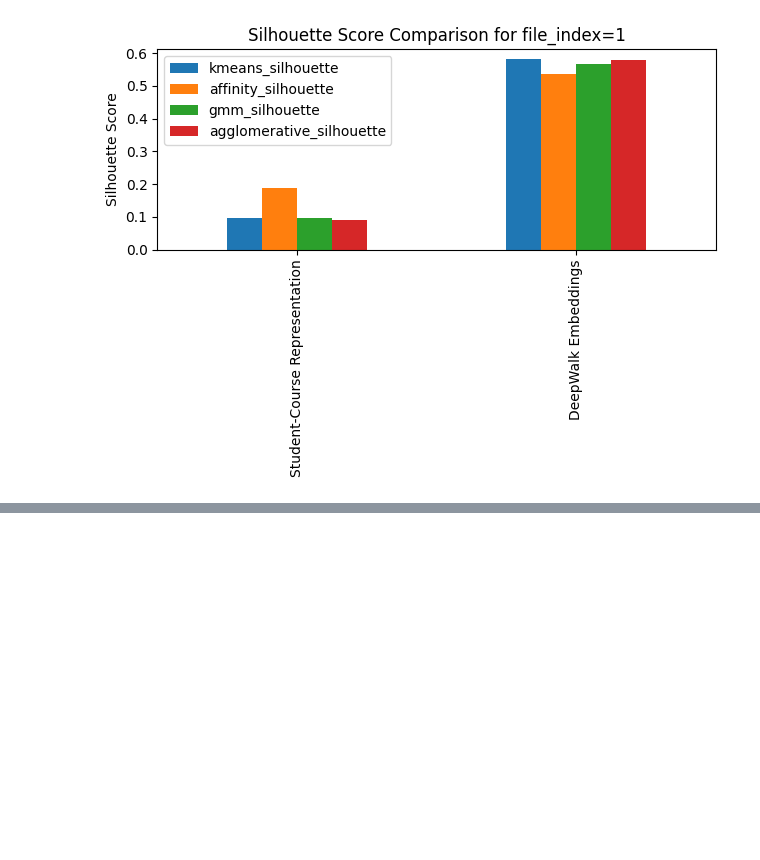
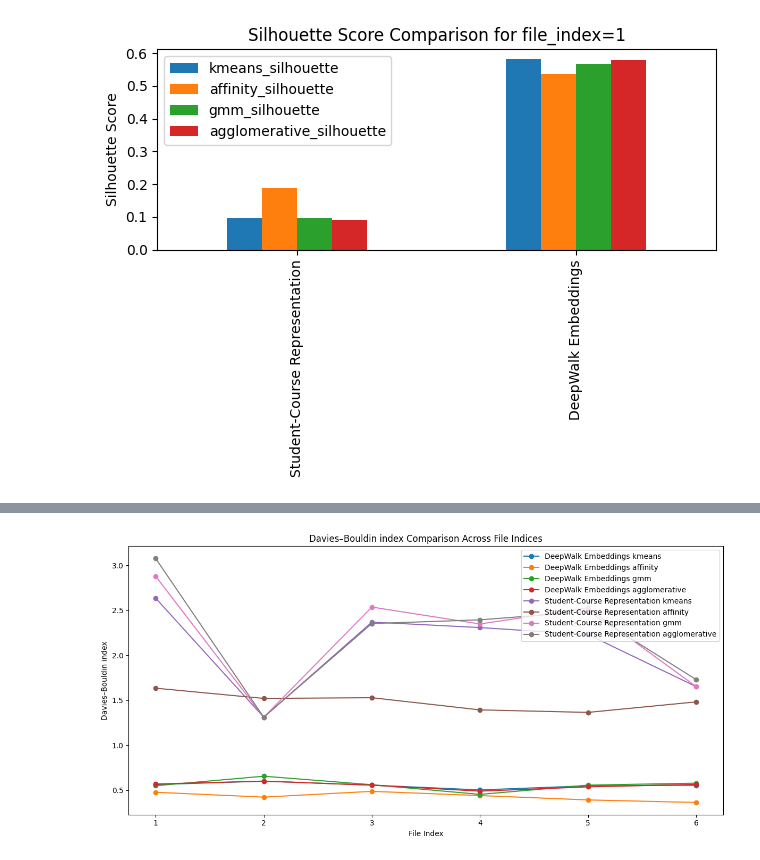
Before and after one commit to mamintoosi/Deepwalk-SSP, a Jupyter notebook: DeepWalk-SSP.ipynb, the cells around one changed output, grey strips where cells are left out. Drawn from its saved outputs; the diff is of its cells as text; code cells hidden in the pictures; blank space fills up the shorter version.

Commit message:
Add new plots

```diff
--- a/DeepWalk-SSP.ipynb
+++ b/DeepWalk-SSP.ipynb
@@ -688,7 +695,9 @@ from sklearn.metrics import silhouette_score, davies_bouldin_score, calinski_har
 all_results = {
     'Method': [],
     'File Index': [],
-    'Silhouette Score': []
+    'Silhouette Score': [],
+    'Davies–Bouldin index' : [],
+    'Calinski–Harabasz index' : []
 }
 
 # Loop over file_index
@@ -720,30 +729,19 @@ for file_index in range(1, 7):  # Adjust based on actual file indices
         all_results['Method'].append(f'DeepWalk Embeddings {method}')
         all_results['File Index'].append(file_index)
         all_results['Silhouette Score'].append(results_embeddings[f'{method}_silhouette'])
+        all_results['Davies–Bouldin index'].append(results_embeddings[f'{method}_davies_bouldin'])
+        all_results['Calinski–Harabasz index'].append(results_embeddings[f'{method}_calinski_harabasz'])
 
     # Store results for Student-Course Representation
     for method in ['kmeans', 'affinity', 'gmm', 'agglomerative']:
         all_results['Method'].append(f'Student-Course Representation {method}')
         all_results['File Index'].append(file_index)
         all_results['Silhouette Score'].append(results_student_course[f'{method}_silhouette'])
+        all_results['Davies–Bouldin index'].append(results_student_course[f'{method}_davies_bouldin'])
+        all_results['Calinski–Harabasz index'].append(results_student_course[f'{method}_calinski_harabasz'])
 
 # Convert results to DataFrame
 df_all_results = pd.DataFrame(all_results)
-
-# Visualizing silhouette scores for all file indices
-plt.figure(figsize=(12, 6))
-for method in df_all_results['Method'].unique():
-    subset = df_all_results[df_all_results['Method'] == method]
-    plt.plot(subset['File Index'], subset['Silhouette Score'], marker='o', label=method)
-
-plt.title('Silhouette Score Comparison Across File Indices')
-plt.xlabel('File Index')
-plt.ylabel('Silhouette Score')
-plt.xticks(range(1, 7))  # Adjust based on the number of files
-plt.legend()
-plt.tight_layout()
-plt.savefig('results/silhouette_score_comparison_all_files.png')
-plt.show()
 # %% [output]
 Processing file index: 1
 Processing file index: 2
@@ -754,0 +769,18 @@ Processing file index: 6
+# %%
+# Visualizing Davies–Bouldin index for all file indices
+# Lower value is better
+plt.figure(figsize=(12, 6))
+for method in df_all_results['Method'].unique():
+    subset = df_all_results[df_all_results['Method'] == method]
+    plt.plot(subset['File Index'], subset['Davies–Bouldin index'], marker='o', label=method)
+
+plt.title('Davies–Bouldin index Comparison Across File Indices')
+plt.xlabel('File Index')
+plt.ylabel('Davies–Bouldin index')
+plt.xticks(range(1, 7))  # Adjust based on the number of files
+plt.legend()
+plt.tight_layout()
+plt.savefig('results/DBI_comparison_all_files.png')
+plt.show()
+# %% [output]
+[figure, added]
```
Also changed, not shown: parts of 6 cells of this notebook, 3 other files.
